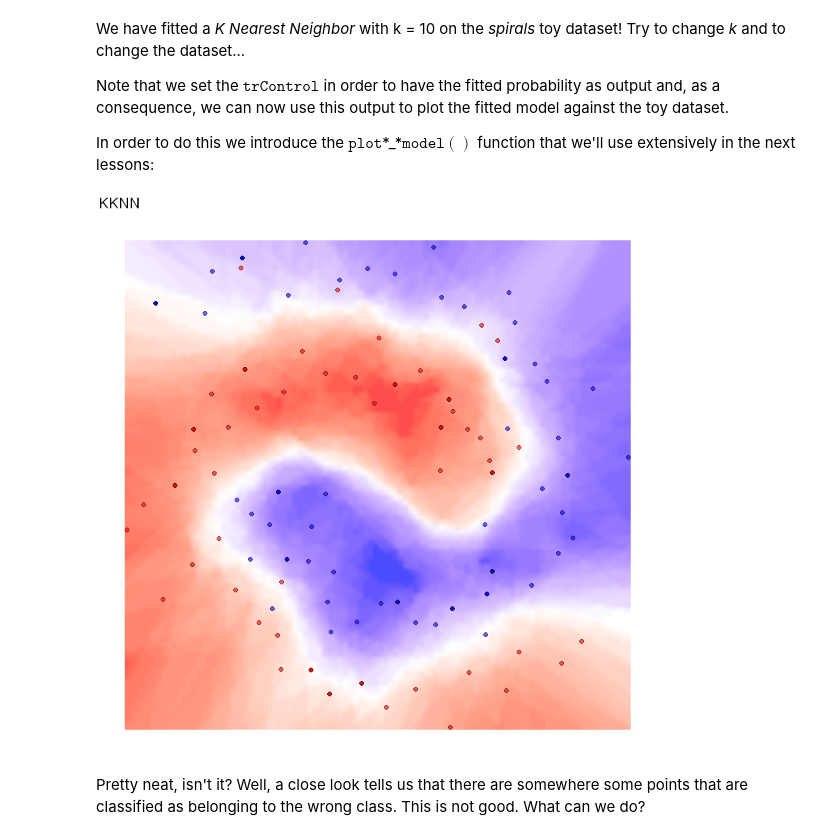
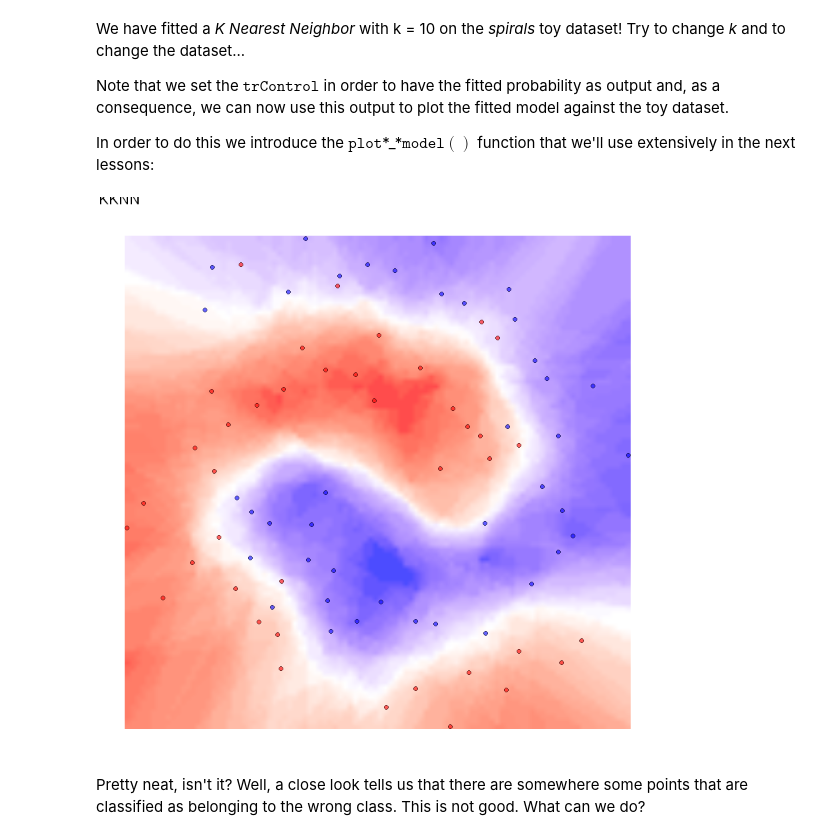
Before and after one commit to mmmlc/mlTeachings, a Jupyter notebook: 1_3_knn.ipynb, the cells around one changed output. Drawn from its saved outputs; the diff is of its cells as text; code cells hidden in the pictures.

Commit message:
Fix to plot models (now by default it print only the train set)

```diff
--- a/1_3_knn.ipynb
+++ b/1_3_knn.ipynb
@@ -73,7 +73,7 @@ Note that we set the $\texttt{trControl}$ in order to have the fitted probabilit
 
 In order to do this we introduce the $\texttt{plot}$*_*$\texttt{model}()$ function that we'll use extensively in the next lessons:
 # %%
-plot_model <- function(df, data_name, model){
+plot_model <- function(df, data_name, model, only_train = T){
     ## prepare prediction
     from <- 0
     to <- 1
@@ -89,34 +89,39 @@ plot_model <- function(df, data_name, model){
     ## Prepare plot dataset
 
     data_df <- lapply(
       data_name,
       function(data_name) {
         df <- df[[data_name]]
         rbind(
           df$full_train %>% mutate(partition = "train"),
           df$full_val %>% mutate(partition = "val")
         )
       }
     ) %>% bind_rows
 
+    if(only_train) {
+        data_df <- data_df %>% filter(partition != "val")
+    }
+
+
     ## plot data
     ggplot() +
       geom_raster(data = grid_df, aes(x = x, y = y, fill = prob), interpolate = T, alpha = 0.7) +
       scale_fill_gradient2(low = "blue", mid = "white",
                            high = "red", midpoint = 0.5, space = "rgb",
                            na.value = "grey50", guide = "colourbar") +
       geom_point(
           data = data_df,
           aes(x = x, y = y, fill = 1- (as.numeric(factor(class)) - 1), alpha = partition),
           shape = 21) +
       scale_alpha_manual(values = c("train" = 0.6, "test" = 1)) +
       theme_void() + ggtitle(model$method %>% toupper) +
       theme(legend.position = "none")
 }
 
 plot_model(df, "spirals", model)
 # %% [output]
-[figure, old version]
+[figure, new version]
 # %% [markdown]
 Pretty neat, isn't it? Well, a close look tells us that there are somewhere some points that are classified as belonging to the wrong class. This is not good. What can we do?
 # %% [markdown]
```
Also changed, not shown: parts of 2 cells of this notebook, 1 other file.
